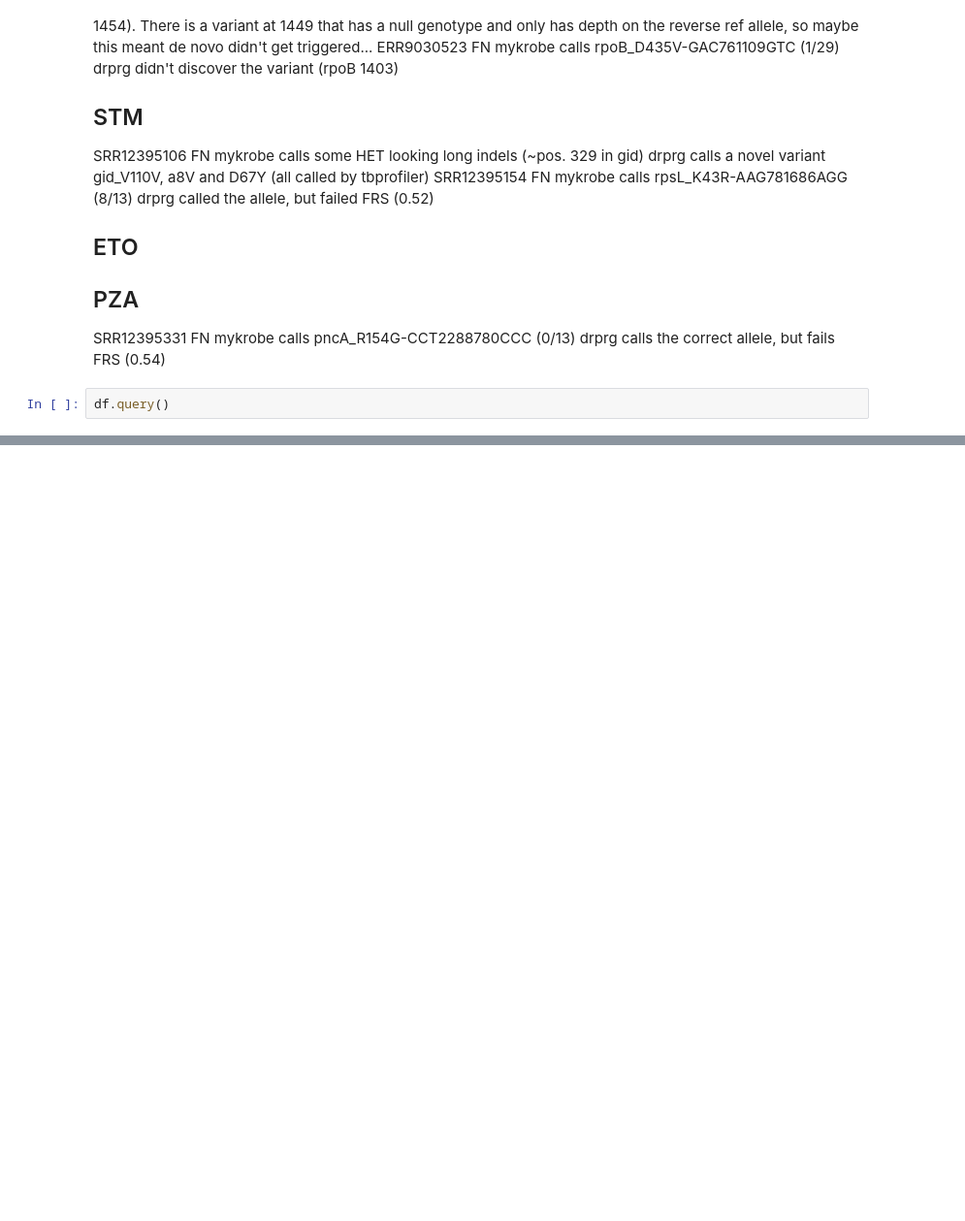
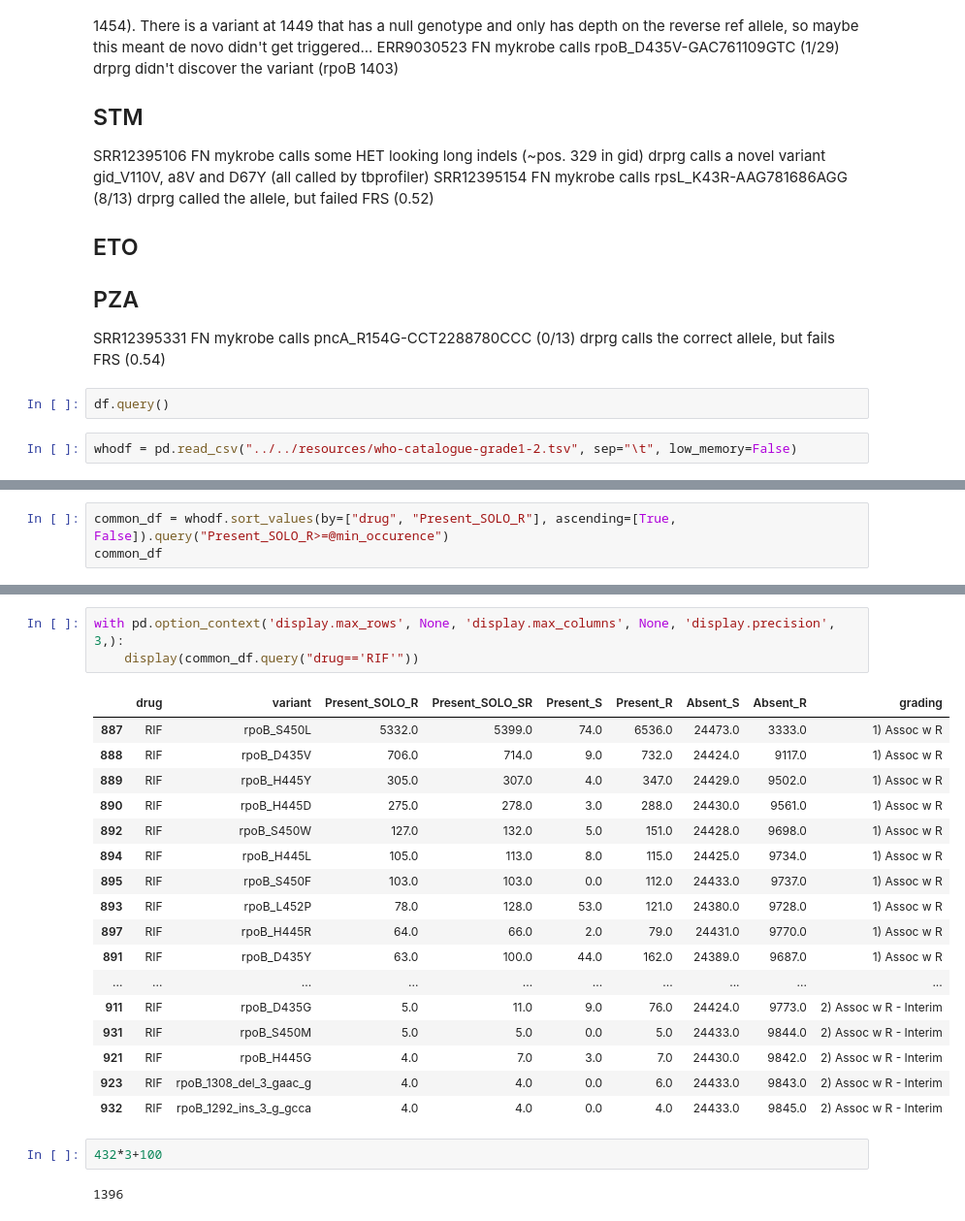
Before and after one commit to mbhall88/drprg, a Jupyter notebook: paper/workflow/notebook/improve_sn_and_sp.ipynb, the cells around one changed output, grey strips where cells are left out. Shown at 97% size. Saved outputs shown, nothing was run; the diff lists cells and outputs as text; blank space fills up the shorter version.

```diff
--- a/paper/workflow/notebook/improve_sn_and_sp.ipynb
+++ b/paper/workflow/notebook/improve_sn_and_sp.ipynb
@@ -111,3 +95,5 @@ PZA
 SRR12395331 FN mykrobe calls pncA_R154G-CCT2288780CCC (0/13) drprg calls the correct allele, but fails FRS (0.54)
 # %%
 df.query()
+# %%
+whodf = pd.read_csv("../../resources/who-catalogue-grade1-2.tsv", sep="\t", low_memory=False)
@@ -113,0 +102,3 @@ df.query()
+# %%
+common_df = whodf.sort_values(by=["drug", "Present_SOLO_R"], ascending=[True, False]).query("Present_SOLO_R>=@min_occurence")
+common_df
@@ -113,0 +119,25 @@ df.query()
+# %%
+with pd.option_context('display.max_rows', None, 'display.max_columns', None, 'display.precision', 3,):
+    display(common_df.query("drug=='RIF'"))
+# %% [output]
+|  | drug | variant | Present_SOLO_R | Present_SOLO_SR | Present_S | Present_R | Absent_S | Absent_R | grading |
+| 887 | RIF | rpoB_S450L | 5332.0 | 5399.0 | 74.0 | 6536.0 | 24473.0 | 3333.0 | 1) Assoc w R |
+| 888 | RIF | rpoB_D435V | 706.0 | 714.0 | 9.0 | 732.0 | 24424.0 | 9117.0 | 1) Assoc w R |
+| 889 | RIF | rpoB_H445Y | 305.0 | 307.0 | 4.0 | 347.0 | 24429.0 | 9502.0 | 1) Assoc w R |
+| 890 | RIF | rpoB_H445D | 275.0 | 278.0 | 3.0 | 288.0 | 24430.0 | 9561.0 | 1) Assoc w R |
+| 892 | RIF | rpoB_S450W | 127.0 | 132.0 | 5.0 | 151.0 | 24428.0 | 9698.0 | 1) Assoc w R |
+| 894 | RIF | rpoB_H445L | 105.0 | 113.0 | 8.0 | 115.0 | 24425.0 | 9734.0 | 1) Assoc w R |
+| 895 | RIF | rpoB_S450F | 103.0 | 103.0 | 0.0 | 112.0 | 24433.0 | 9737.0 | 1) Assoc w R |
+| 893 | RIF | rpoB_L452P | 78.0 | 128.0 | 53.0 | 121.0 | 24380.0 | 9728.0 | 1) Assoc w R |
+| 897 | RIF | rpoB_H445R | 64.0 | 66.0 | 2.0 | 79.0 | 24431.0 | 9770.0 | 1) Assoc w R |
+| 891 | RIF | rpoB_D435Y | 63.0 | 100.0 | 44.0 | 162.0 | 24389.0 | 9687.0 | 1) Assoc w R |
+| ... | ... | ... | ... | ... | ... | ... | ... | ... | ... |
+| 911 | RIF | rpoB_D435G | 5.0 | 11.0 | 9.0 | 76.0 | 24424.0 | 9773.0 | 2) Assoc w R - Interim |
+| 931 | RIF | rpoB_S450M | 5.0 | 5.0 | 0.0 | 5.0 | 24433.0 | 9844.0 | 2) Assoc w R - Interim |
+| 921 | RIF | rpoB_H445G | 4.0 | 7.0 | 3.0 | 7.0 | 24430.0 | 9842.0 | 2) Assoc w R - Interim |
+| 923 | RIF | rpoB_1308_del_3_gaac_g | 4.0 | 4.0 | 0.0 | 6.0 | 24433.0 | 9843.0 | 2) Assoc w R - Interim |
+| 932 | RIF | rpoB_1292_ins_3_g_gcca | 4.0 | 4.0 | 0.0 | 4.0 | 24433.0 | 9845.0 | 2) Assoc w R - Interim |
+# %%
+432*3+100
+# %% [output]
+1396
```
Also changed, not shown: parts of 7 cells of this notebook, 1 other file.
